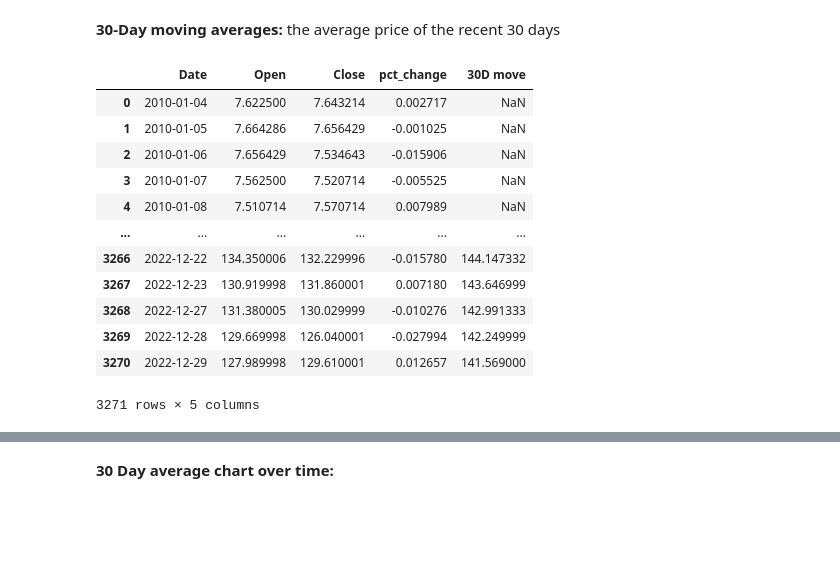
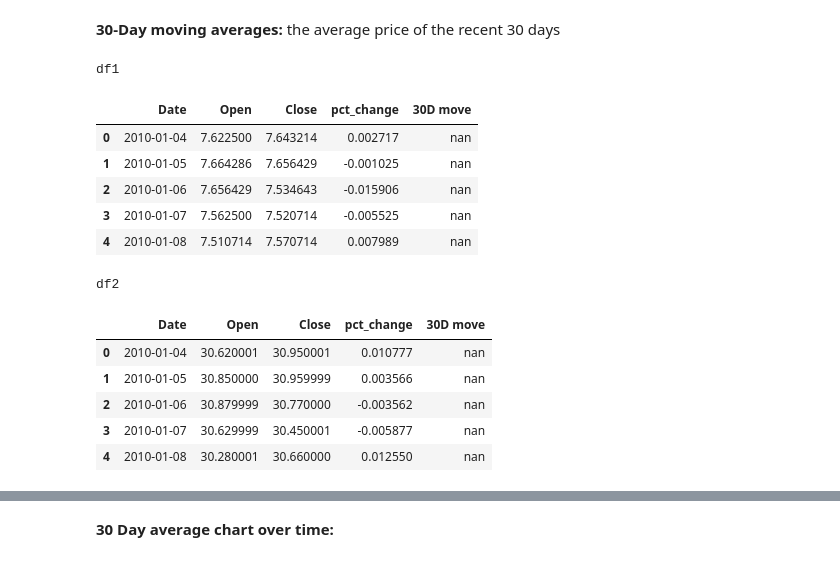
Before and after one commit to ubco-W2022T2-data301/project-group-group11, a Jupyter notebook: analysis/analysis2.ipynb, the cells around one changed output, grey strips where cells are left out. Drawn from its saved outputs; the diff is of its cells as text; code cells hidden in the pictures; blank space fills up the shorter version.

```diff
--- a/analysis/analysis2.ipynb
+++ b/analysis/analysis2.ipynb
@@ -167,20 +150,28 @@ d[0][0]
 3057
 # %% [markdown]
 **30-Day moving averages:** the average price of the recent 30 days
+# %%
+df1['30D move'] = df1['Close'].rolling(window=30).mean()
+df2['30D move'] = df2['Close'].rolling(window=30).mean()
+
+df1_styler = df1.head().style.set_table_attributes("style='display:inline'").set_caption('df1')
+df2_styler = df2.head().style.set_table_attributes("style='display:inline'").set_caption('df2')
+
+display_html(df1_styler._repr_html_()+df2_styler._repr_html_(), raw=True)
+# %% [output]
+df1
+|  | Date | Open | Close | pct_change | 30D move |
+| 0 | 2010-01-04 | 7.622500 | 7.643214 | 0.002717 | nan |
+| 1 | 2010-01-05 | 7.664286 | 7.656429 | -0.001025 | nan |
+| 2 | 2010-01-06 | 7.656429 | 7.534643 | -0.015906 | nan |
+| 3 | 2010-01-07 | 7.562500 | 7.520714 | -0.005525 | nan |
+| 4 | 2010-01-08 | 7.510714 | 7.570714 | 0.007989 | nan |
+df2
+|  | Date | Open | Close | pct_change | 30D move |
+| 0 | 2010-01-04 | 30.620001 | 30.950001 | 0.010777 | nan |
+| 1 | 2010-01-05 | 30.850000 | 30.959999 | 0.003566 | nan |
+| 2 | 2010-01-06 | 30.879999 | 30.770000 | -0.003562 | nan |
+| 3 | 2010-01-07 | 30.629999 | 30.450001 | -0.005877 | nan |
+| 4 | 2010-01-08 | 30.280001 | 30.660000 | 0.012550 | nan |
 # %%
-df1['30D move'] = df1['Close'].rolling(window=30).mean()
-df1
+df2['30D move'] = df2['Close'].rolling(window=30).mean()
-# %% [output]
-|  | Date | Open | Close | pct_change | 30D move |
-| 0 | 2010-01-04 | 7.622500 | 7.643214 | 0.002717 | NaN |
-| 1 | 2010-01-05 | 7.664286 | 7.656429 | -0.001025 | NaN |
-| 2 | 2010-01-06 | 7.656429 | 7.534643 | -0.015906 | NaN |
-| 3 | 2010-01-07 | 7.562500 | 7.520714 | -0.005525 | NaN |
-| 4 | 2010-01-08 | 7.510714 | 7.570714 | 0.007989 | NaN |
-| ... | ... | ... | ... | ... | ... |
-| 3266 | 2022-12-22 | 134.350006 | 132.229996 | -0.015780 | 144.147332 |
-| 3267 | 2022-12-23 | 130.919998 | 131.860001 | 0.007180 | 143.646999 |
-| 3268 | 2022-12-27 | 131.380005 | 130.029999 | -0.010276 | 142.991333 |
-| 3269 | 2022-12-28 | 129.669998 | 126.040001 | -0.027994 | 142.249999 |
-| 3270 | 2022-12-29 | 127.989998 | 129.610001 | 0.012657 | 141.569000 |
-3271 rows × 5 columns
```
Also changed, not shown: parts of 22 cells of this notebook.
